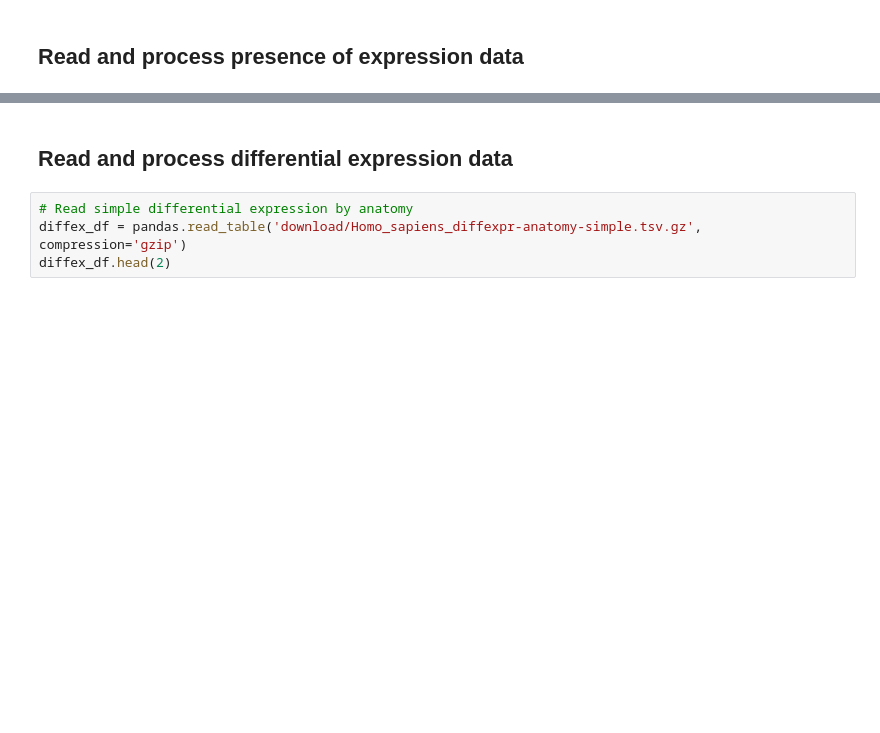
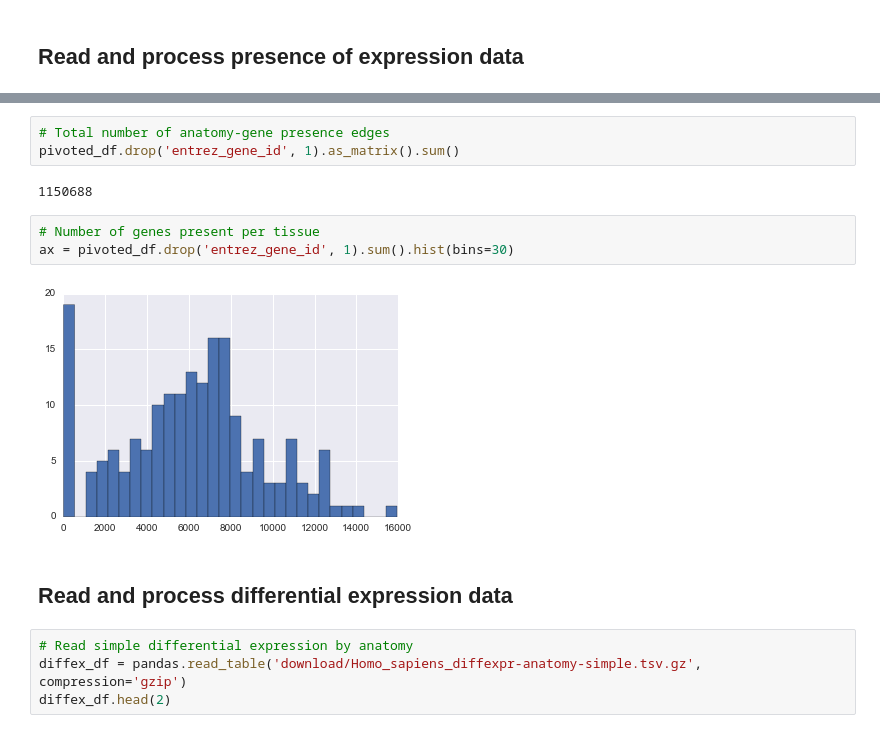
Before and after one commit to dhimmel/bgee, a Jupyter notebook: bgee.ipynb, the cells around one changed output, grey strips where cells are left out. Saved outputs shown, nothing was run; the diff lists cells and outputs as text; blank space fills up the shorter version.

```diff
--- a/bgee.ipynb
+++ b/bgee.ipynb
@@ -165,3 +112,13 @@ adult_df.drop('GeneID', 1).as_matrix().mean()
+# %%
+# Total number of anatomy-gene presence edges
+pivoted_df.drop('entrez_gene_id', 1).as_matrix().sum()
+# %% [output]
+1150688
+# %%
+# Number of genes present per tissue
+ax = pivoted_df.drop('entrez_gene_id', 1).sum().hist(bins=30)
+# %% [output]
+[figure, added]
 # %% [markdown]
 ## Read and process differential expression data
 # %%
```
Also changed, not shown: parts of 14 cells of this notebook, 4 other files.
